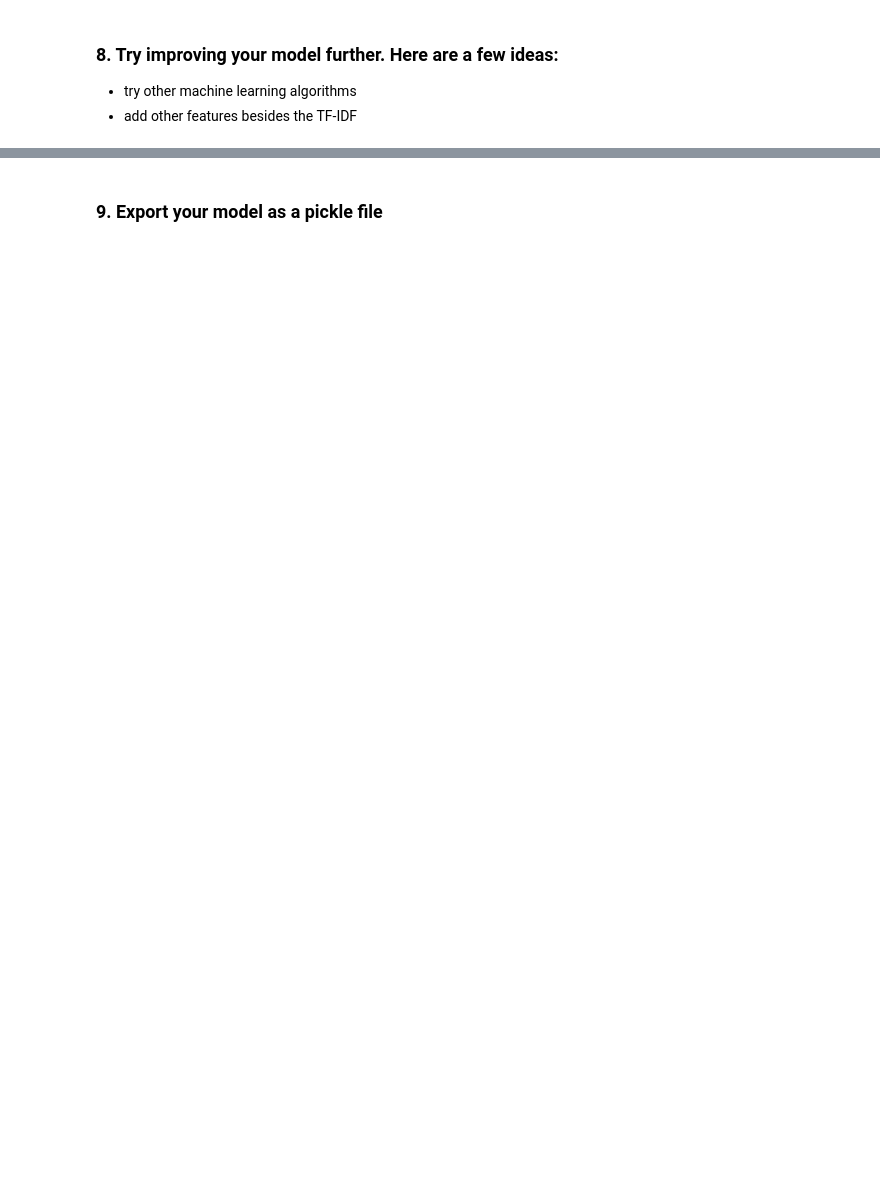
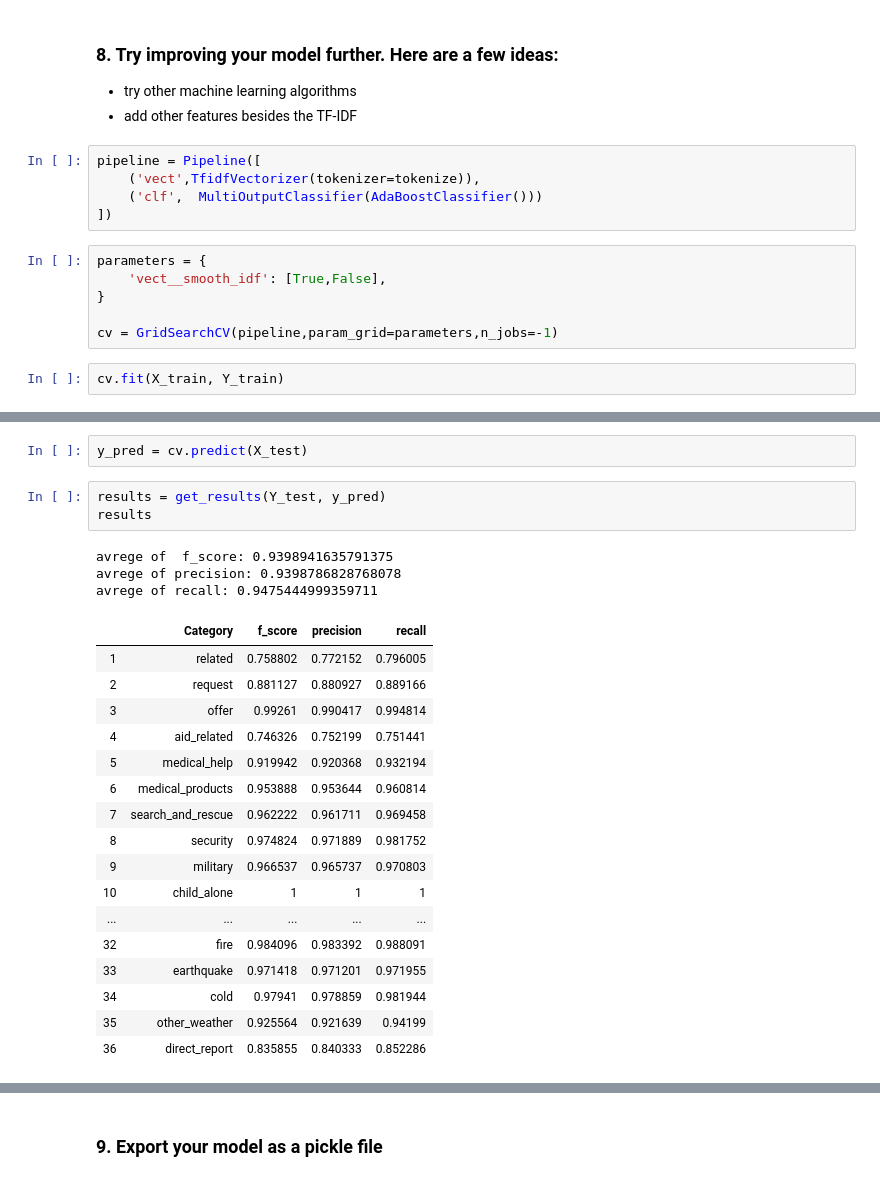
Before and after one commit to hider-toula/Disaster-Response-Pipelines, a Jupyter notebook: ML Pipeline Preparation.ipynb, the cells around one changed output, grey strips where cells are left out. Drawn from its saved outputs; the diff is of its cells as text; blank space fills up the shorter version.

```diff
--- a/ML Pipeline Preparation.ipynb
+++ b/ML Pipeline Preparation.ipynb
@@ -121,3 +286,16 @@ Since this project focuses on code quality, process, and  pipelines, there is no
 ### 8. Try improving your model further. Here are a few ideas:
 * try other machine learning algorithms
 * add other features besides the TF-IDF
+# %%
+pipeline = Pipeline([
+    ('vect',TfidfVectorizer(tokenizer=tokenize)),
+    ('clf',  MultiOutputClassifier(AdaBoostClassifier()))
+])
+# %%
+parameters = {
+    'vect__smooth_idf': [True,False],
+}
+
+cv = GridSearchCV(pipeline,param_grid=parameters,n_jobs=-1)
+# %%
+cv.fit(X_train, Y_train)
@@ -123,0 +320,26 @@ Since this project focuses on code quality, process, and  pipelines, there is no
+# %%
+y_pred = cv.predict(X_test)
+# %%
+results = get_results(Y_test, y_pred)
+results
+# %% [output]
+avrege of  f_score: 0.9398941635791375
+avrege of precision: 0.9398786828768078
+avrege of recall: 0.9475444999359711
+|  | Category | f_score | precision | recall |
+| 1 | related | 0.758802 | 0.772152 | 0.796005 |
+| 2 | request | 0.881127 | 0.880927 | 0.889166 |
+| 3 | offer | 0.99261 | 0.990417 | 0.994814 |
+| 4 | aid_related | 0.746326 | 0.752199 | 0.751441 |
+| 5 | medical_help | 0.919942 | 0.920368 | 0.932194 |
+| 6 | medical_products | 0.953888 | 0.953644 | 0.960814 |
+| 7 | search_and_rescue | 0.962222 | 0.961711 | 0.969458 |
+| 8 | security | 0.974824 | 0.971889 | 0.981752 |
+| 9 | military | 0.966537 | 0.965737 | 0.970803 |
+| 10 | child_alone | 1 | 1 | 1 |
+| ... | ... | ... | ... | ... |
+| 32 | fire | 0.984096 | 0.983392 | 0.988091 |
+| 33 | earthquake | 0.971418 | 0.971201 | 0.971955 |
+| 34 | cold | 0.97941 | 0.978859 | 0.981944 |
+| 35 | other_weather | 0.925564 | 0.921639 | 0.94199 |
+| 36 | direct_report | 0.835855 | 0.840333 | 0.852286 |
```
Also changed, not shown: parts of 27 cells of this notebook, 17 other files.
